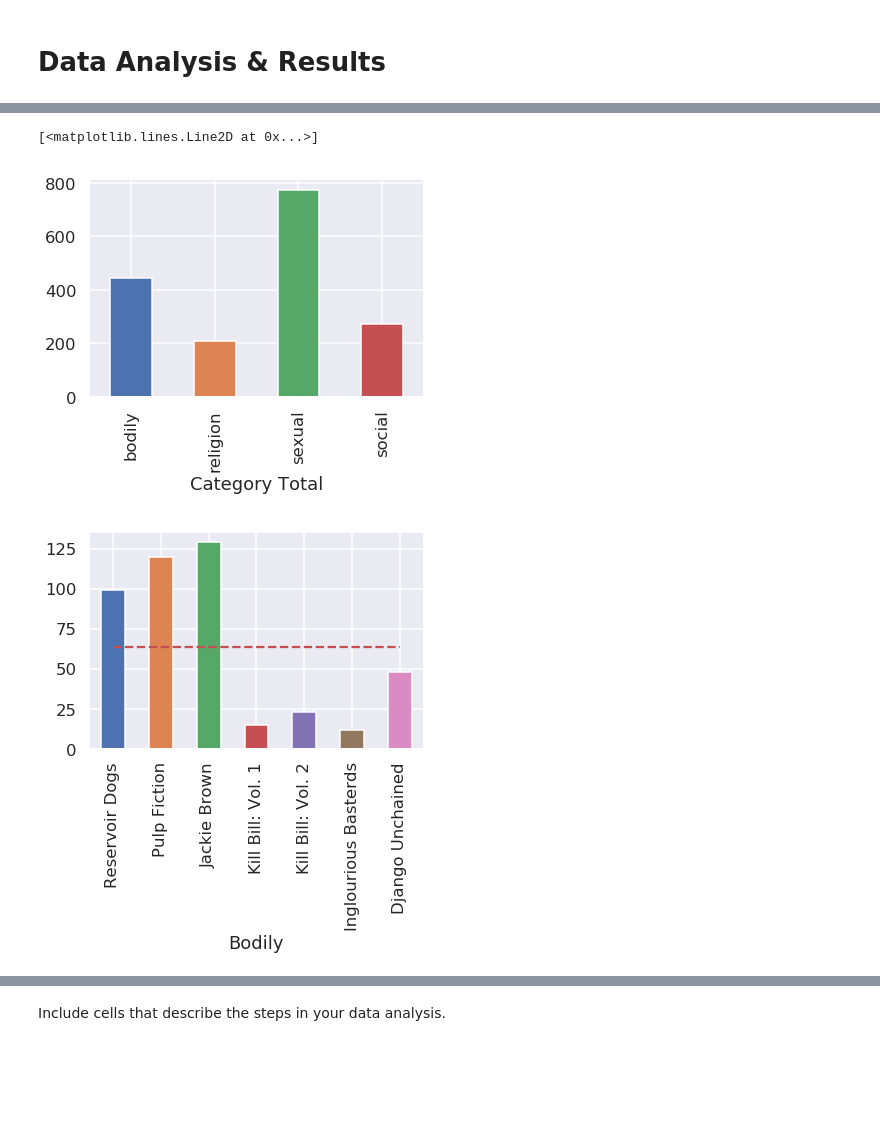
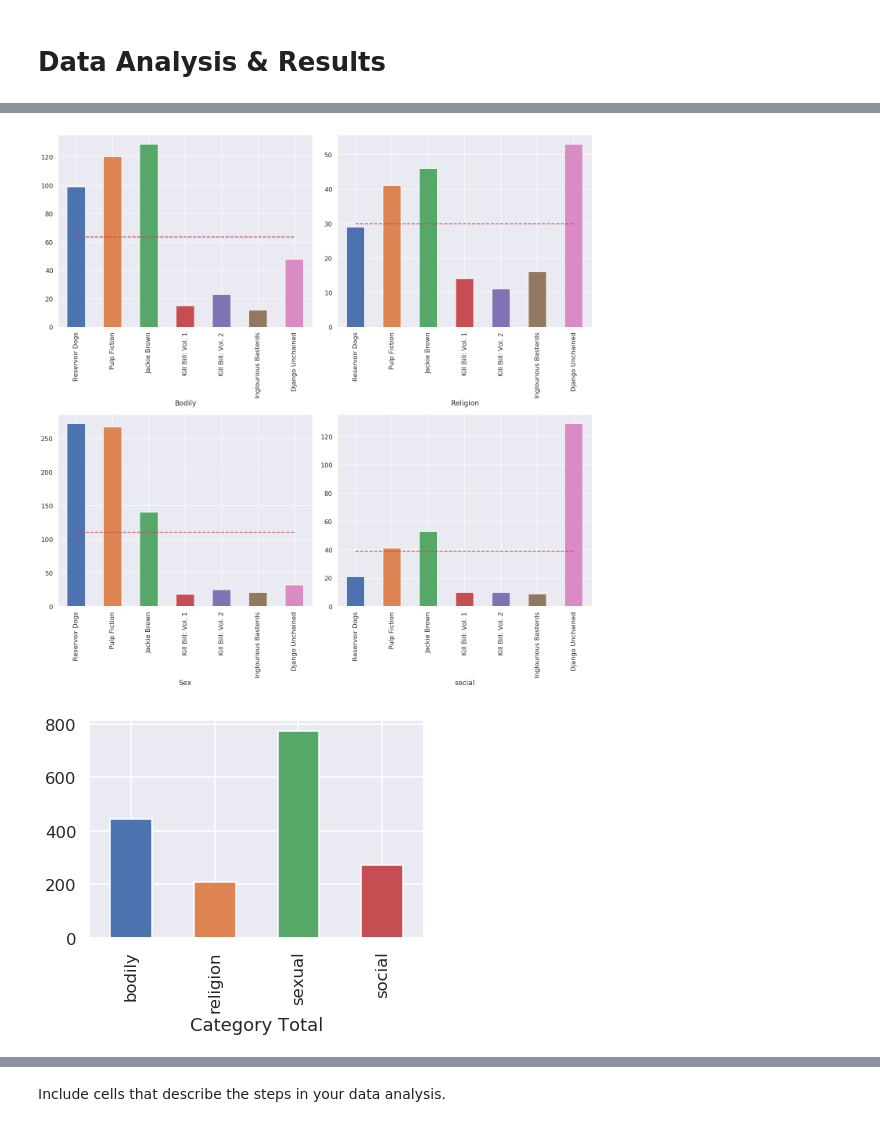
Before and after one commit to janinehou/COGS-108-Final-Project, a Jupyter notebook: FinalProject.ipynb, the cells around one changed output, grey strips where cells are left out. Saved outputs shown, nothing was run; the diff lists cells and outputs as text; code cells hidden in the pictures; blank space fills up the shorter version.

```diff
--- a/FinalProject.ipynb
+++ b/FinalProject.ipynb
@@ -286,4 +285,6 @@ django_bar = df_django.plot.bar(x='Django Unchained', y='count', legend=False)
 # %%
+fig, a = plt.subplots(2, 2, figsize=(20,20))
+
 #Categories Through Movies
 category_av = words.drop(['word'], axis=1)
 category_av_body = sum_body(category_av)
@@ -295,41 +296,42 @@ categories_8 = ['bodily', 'religion', 'sexual', 'social']
 data_category_av = {'Category Total':categories_8,'count_av':count_av}
 df_category_av = pd.DataFrame(data_category_av)
 category_av_bar = df_category_av.plot.bar(x='Category Total', y='count_av', legend=False)
 
 movies = ['Reservoir Dogs', 'Pulp Fiction', 'Jackie Brown', 'Kill Bill: Vol. 1', 'Kill Bill: Vol. 2', 'Inglourious Basterds', 'Django Unchained']
 #Body Category
 count_body=[dogs_body, pulp_body, jackie_body, kill_body, kill2_body, inglor_body, django_body]
 data_category_body = {'Bodily':movies,'count_body':count_body}
 df_body_av = pd.DataFrame(data_category_body)
-body_av_bar = df_body_av.plot.bar(x='Bodily', y='count_body', legend=False)
+body_av_bar = df_body_av.plot.bar(x='Bodily', y='count_body', legend=False, ax=a[0][0])
 flat = np.array([category_av_body/7,category_av_body/7,category_av_body/7,category_av_body/7,category_av_body/7,category_av_body/7,category_av_body/7])
-plt.plot(df_body_av['Bodily'], flat, 'r--')
+a[0][0].plot(df_body_av['Bodily'], flat, 'r--')
 
 
 #Religion Category
 count_religion=[dogs_religion, pulp_religion, jackie_religion, kill_religion, kill2_religion, inglor_religion, django_religion]
 data_category_religion = {'Religion':movies,'count_religion':count_religion}
 df_religion_av = pd.DataFrame(data_category_religion)
-religion_av_bar = df_religion_av.plot.bar(x='Religion', y='count_religion', legend=False)
+religion_av_bar = df_religion_av.plot.bar(x='Religion', y='count_religion', legend=False, ax=a[0][1])
 flat2 = np.array([category_av_religion/7,category_av_religion/7,category_av_religion/7,category_av_religion/7,category_av_religion/7,category_av_religion/7,category_av_religion/7])
-plt.plot(df_religion_av['Religion'], flat2, 'r--')
+a[0][1].plot(df_religion_av['Religion'], flat2, 'r--')
 
 #Sex Category
 count_sex=[dogs_sex, pulp_sex, jackie_sex, kill_sex, kill2_sex, inglor_sex, django_sex]
 data_category_sex = {'Sex':movies,'count_sex':count_sex}
 df_sex_av = pd.DataFrame(data_category_sex)
-sex_av_bar = df_sex_av.plot.bar(x='Sex', y='count_sex', legend=False)
+sex_av_bar = df_sex_av.plot.bar(x='Sex', y='count_sex', legend=False, ax=a[1][0])
 flat3 = np.array([category_av_sex/7,category_av_sex/7,category_av_sex/7,category_av_sex/7,category_av_sex/7,category_av_sex/7,category_av_sex/7])
-plt.plot(df_sex_av['Sex'], flat3, 'r--')
+a[1][0].plot(df_sex_av['Sex'], flat3, 'r--')
 
 #Social Category
 count_social=[dogs_social, pulp_social, jackie_social, kill_social, kill2_social, inglor_social, django_social]
 data_category_social = {'social':movies,'count_social':count_social}
 df_social_av = pd.DataFrame(data_category_social)
-social_av_bar = df_social_av.plot.bar(x='social', y='count_social', legend=False)
+social_av_bar = df_social_av.plot.bar(x='social', y='count_social', legend=False, ax=a[1][1])
 flat4 = np.array([category_av_social/7,category_av_social/7,category_av_social/7,category_av_social/7,category_av_social/7,category_av_social/7,category_av_social/7])
-plt.plot(df_social_av['social'], flat4, 'r--')
+a[1][1].plot(df_social_av['social'], flat4, 'r--')
+
+fig.tight_layout()
 # %% [output]
-[<matplotlib.lines.Line2D at 0x...>]
-[figure, old version]
+[figure, new version]
-[figure, old version]
+[figure, new version]
```
Also changed, not shown: parts of 5 cells of this notebook.
